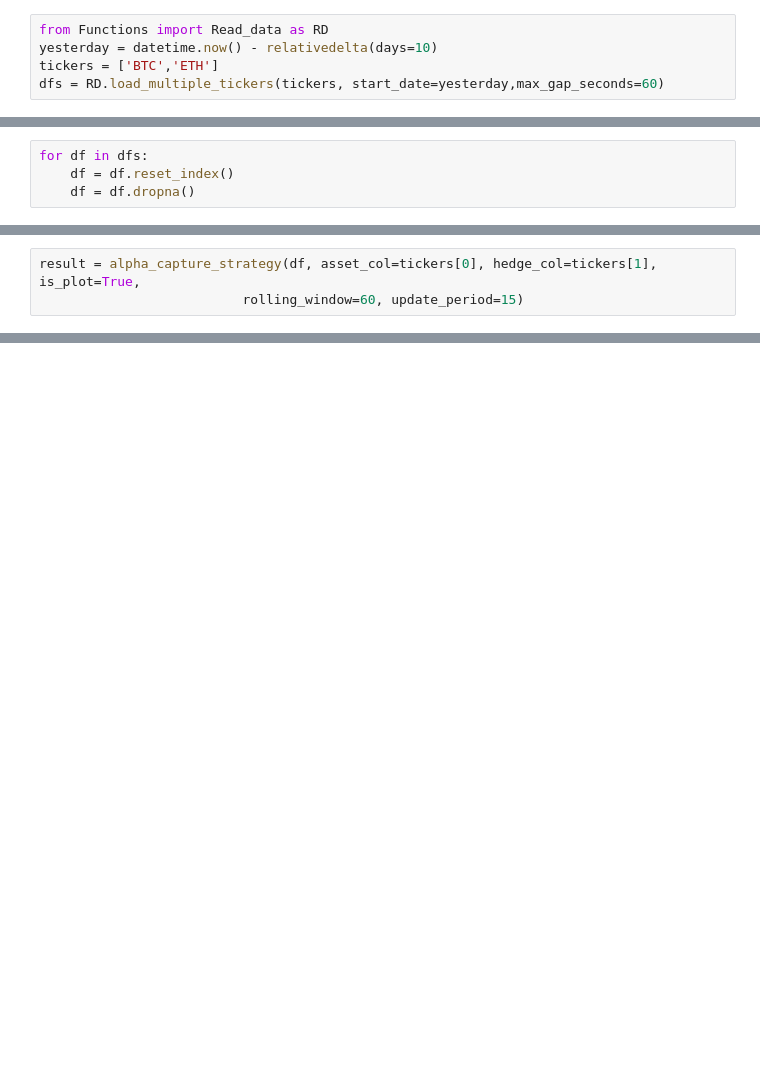
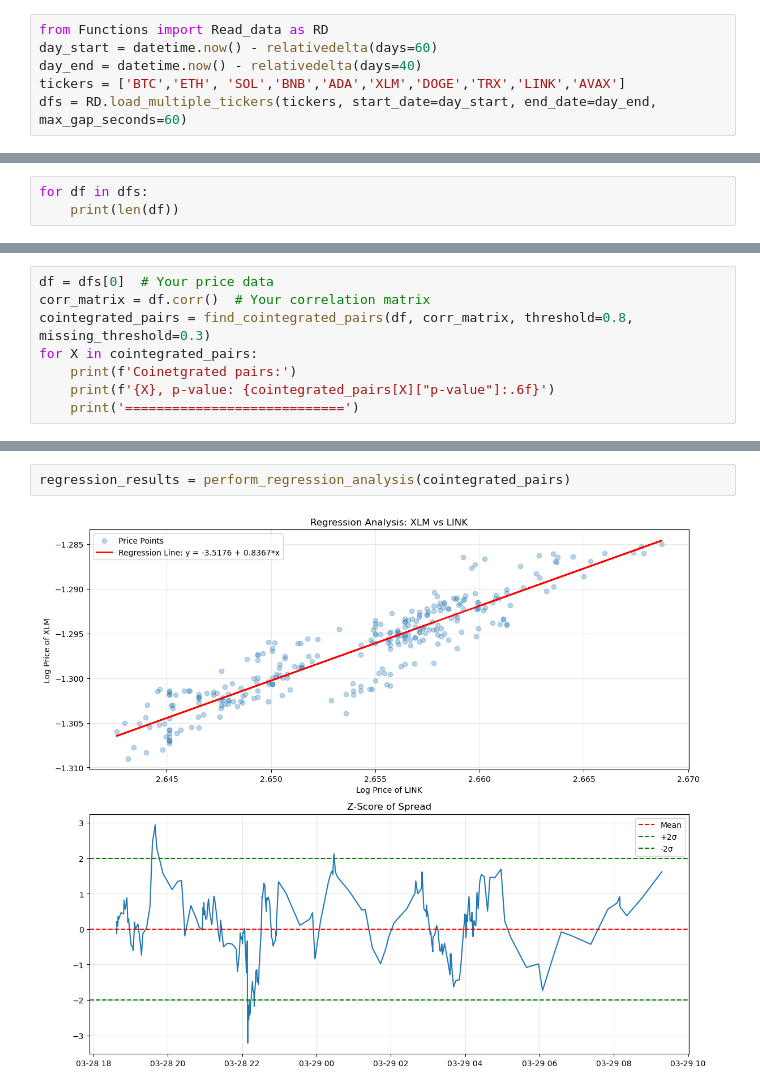
Before and after one commit to SzeLok0305/Binance-OrderBook, a Jupyter notebook: Pair trade.ipynb, the cells around one changed output, grey strips where cells are left out. Drawn from its saved outputs; the diff is of its cells as text; blank space fills up the shorter version.

```diff
--- a/Pair trade.ipynb
+++ b/Pair trade.ipynb
@@ -18,7 +21,8 @@ import seaborn as sns
 # %%
 from Functions import Read_data as RD
-yesterday = datetime.now() - relativedelta(days=10)
-tickers = ['BTC','ETH']
-dfs = RD.load_multiple_tickers(tickers, start_date=yesterday,max_gap_seconds=60)
+day_start = datetime.now() - relativedelta(days=60)
+day_end = datetime.now() - relativedelta(days=40)
+tickers = ['BTC','ETH', 'SOL','BNB','ADA','XLM','DOGE','TRX','LINK','AVAX']
+dfs = RD.load_multiple_tickers(tickers, start_date=day_start, end_date=day_end, max_gap_seconds=60)
 # %% [output]
 Loading data for BTC...
@@ -36,4 +45,3 @@ Created 1 aligned segments
 # %%
 for df in dfs:
-    df = df.reset_index()
-    df = df.dropna()
+    print(len(df))
@@ -322,3 +50,0 @@ def alpha_capture_strategy(df, asset_col='SPY', hedge_col='VXX', is_plot=False,
-# %%
-result = alpha_capture_strategy(df, asset_col=tickers[0], hedge_col=tickers[1], is_plot=True,
-                          rolling_window=60, update_period=15)
@@ -349,0 +162,8 @@ Hedge Ratio - Mean: 25.471152, Std: 12.022450, CV: 0.47
+# %%
+df = dfs[0]  # Your price data
+corr_matrix = df.corr()  # Your correlation matrix
+cointegrated_pairs = find_cointegrated_pairs(df, corr_matrix, threshold=0.8, missing_threshold=0.3)
+for X in cointegrated_pairs:
+    print(f'Coinetgrated pairs:')
+    print(f'{X}, p-value: {cointegrated_pairs[X]["p-value"]:.6f}')
+    print('============================')
@@ -349,0 +235,4 @@ Hedge Ratio - Mean: 25.471152, Std: 12.022450, CV: 0.47
+# %%
+regression_results = perform_regression_analysis(cointegrated_pairs)
+# %% [output]
+[figure, added]
```
Also changed, not shown: parts of 17 cells of this notebook.
